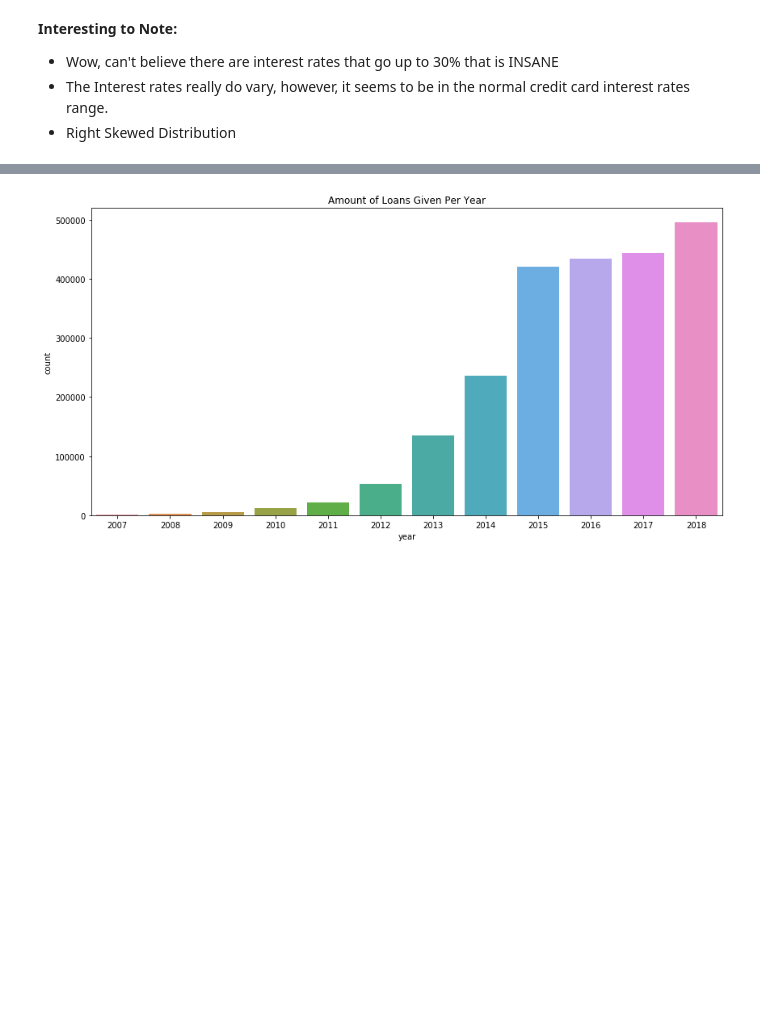
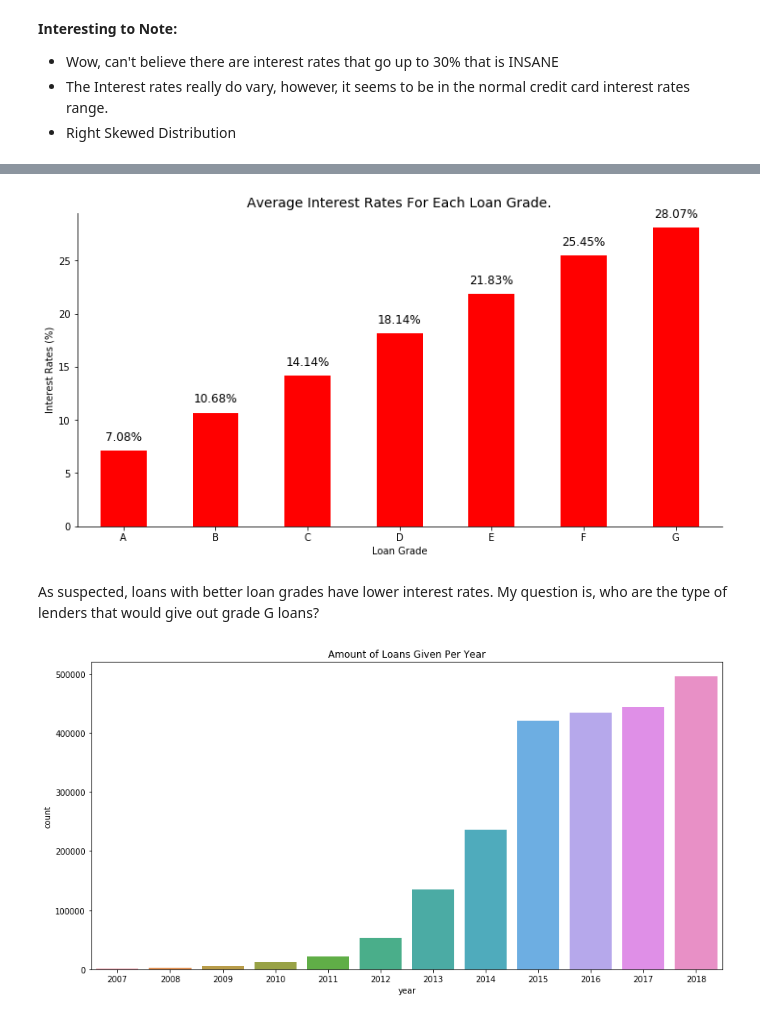
Before and after one commit to andrewhnberry/Identifying-bad-debt, a Jupyter notebook: Part 1 - Exploratory Data Analysis.ipynb, the cells around one changed output, grey strips where cells are left out. Saved outputs shown, nothing was run; the diff lists cells and outputs as text; code cells hidden in the pictures; blank space fills up the shorter version.

```diff
--- a/Part 1 - Exploratory Data Analysis.ipynb
+++ b/Part 1 - Exploratory Data Analysis.ipynb
@@ -311,3 +333,27 @@ plt.show()
+# %%
+grade_int = df.groupby(['grade'])['int_rate'].mean()
+plt.figure(figsize = (12,6))
+ax = grade_int.plot(kind = 'bar', color = 'red')
+
+total = 100
+for p in ax.patches:
+    height = p.get_height()
+    ax.text(p.get_x()+p.get_width()/2.,
+            height+1,
+           '{:1.2f}%'.format(height/total*100),ha = 'center', fontsize = 12)
+
+ax.spines['top'].set_visible(False)
+ax.spines['right'].set_visible(False)
+
+plt.title('Average Interest Rates For Each Loan Grade.', fontsize = 14)
+plt.ylabel('Interest Rates (%)')
+plt.xlabel('Loan Grade')
+plt.xticks(rotation = 0)
+plt.show()
+# %% [output]
+[figure, added]
+# %% [markdown]
+As suspected, loans with better loan grades have lower interest rates. My question is, who are the type of lenders that would give out grade G loans?
 # %%
 # Lets measure how many loans were created each year.
 # First we need to create a new column year, and transform the issue_date
```
Also changed, not shown: parts of 3 cells of this notebook.
